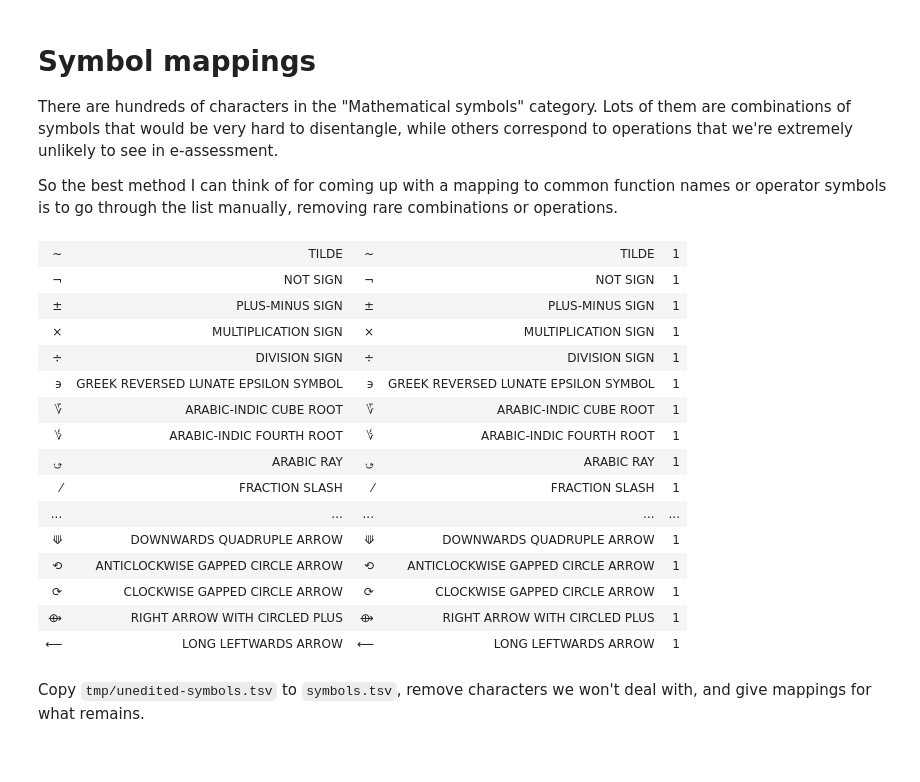
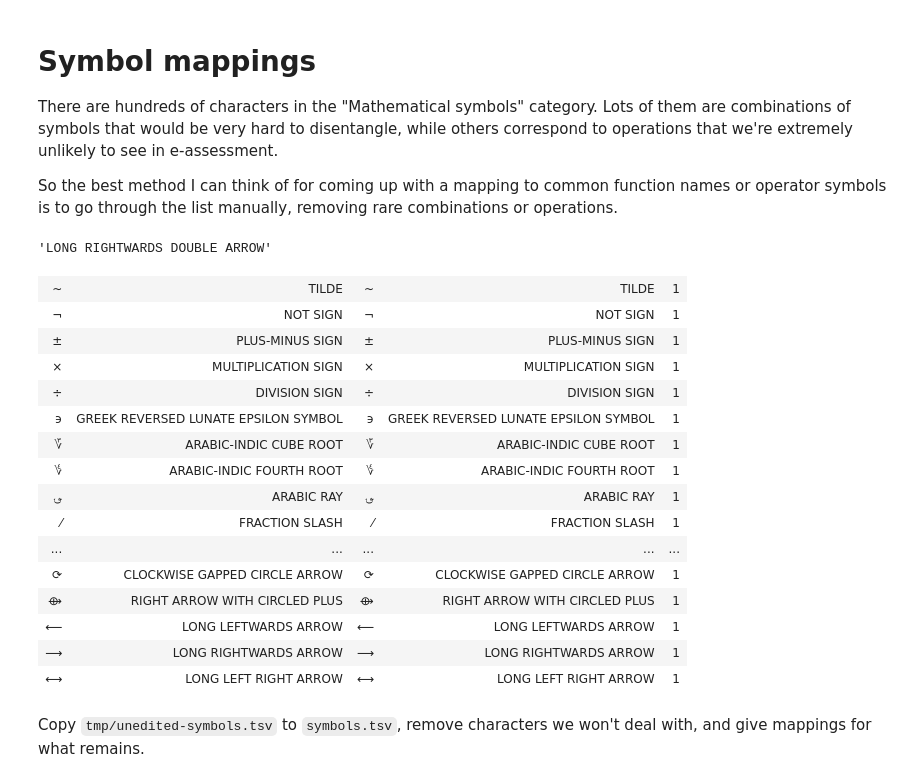
Before and after one commit to numbas/unicode-math-normalization, a Jupyter notebook: unicode-math-mapping.ipynb, the cells around one changed output. Cells and saved outputs as stored; diff of their text form; code cells hidden in the pictures.

```diff
--- a/unicode-math-mapping.ipynb
+++ b/unicode-math-mapping.ipynb
@@ -64,7 +64,7 @@ import re
 classes = set()
 rest = []
 
-mapping = {}
+letter_mapping = {}
 for c in math:
     name = unicodedata.name(c)
     if unicodedata.category(c)[0] != 'L':
@@ -75,22 +75,29 @@ for c in math:
     if m:
         words = m.group(1).split(' ')
         classes = classes.union(set(words))
-        mapping[c] = (n, words)
+        letter_mapping[c] = (n, words)
     elif m2:
         words = m2.group(1).split(' ') if m2.group(1) else []
         classes = classes.union(set(words))
-        mapping[c] = (n,words)
+        letter_mapping[c] = (n,words)
     else:
         rest.append(name)
 
 print(f'Unclassified letters: ', rest)
 
+with open('other-letters.tsv') as f:
+    lines = [l.split('\t') for l in f.read().strip().split('\n')]
+    for line in lines:
+        annotations = [w for w in line[7].split(' ') if w] if len(line)>=8 else []
+        classes = classes.union(set(annotations))
+        letter_mapping[line[1]] = [line[6], annotations]
+
 print('Annotation words:')
-for cc in classes:
+for cc in sorted(classes):
     print(cc)
 
 with open(output_dir / 'letters.json', 'w') as f:
-    json.dump(mapping, f, indent=4)
+    json.dump(letter_mapping, f, indent=4)
 # %% [output]
 Unclassified letters:  []
 Annotation words:
@@ -142,36 +165,40 @@ There are hundreds of characters in the "Mathematical symbols" category.
 Lots of them are combinations of symbols that would be very hard to disentangle, while others correspond to operations that we're extremely unlikely to see in e-assessment.
 
 So the best method I can think of for coming up with a mapping to common function names or operator symbols is to go through the list manually, removing rare combinations or operations.
+# %%
+unicodedata.name('⟹')
+# %% [output]
+'LONG RIGHTWARDS DOUBLE ARROW'
 # %%
 @tsv_symbols(tmp_dir / 'unedited-symbols.tsv')
 @table
 def symbols_to_map():
-    for c in math:
-        if c in mapping:
+    for c in math+['ˆ']:
+        if c in letter_mapping:
             continue
         category = unicodedata.category(c)
         if category == 'Nd':
             continue
         n = unicodedata.normalize('NFKC',c)
         if not (category in categories or c in characters or n in characters):
             yield (c, unicodedata.name(c), n, unicodedata.name(n[0]),len(n))
 # %% [output]
 | ~ | TILDE | ~ | TILDE | 1 |
 | ¬ | NOT SIGN | ¬ | NOT SIGN | 1 |
 | ± | PLUS-MINUS SIGN | ± | PLUS-MINUS SIGN | 1 |
 | × | MULTIPLICATION SIGN | × | MULTIPLICATION SIGN | 1 |
 | ÷ | DIVISION SIGN | ÷ | DIVISION SIGN | 1 |
 | ϶ | GREEK REVERSED LUNATE EPSILON SYMBOL | ϶ | GREEK REVERSED LUNATE EPSILON SYMBOL | 1 |
 | ؆ | ARABIC-INDIC CUBE ROOT | ؆ | ARABIC-INDIC CUBE ROOT | 1 |
 | ؇ | ARABIC-INDIC FOURTH ROOT | ؇ | ARABIC-INDIC FOURTH ROOT | 1 |
 | ؈ | ARABIC RAY | ؈ | ARABIC RAY | 1 |
 | ⁄ | FRACTION SLASH | ⁄ | FRACTION SLASH | 1 |
 | ... | ... | ... | ... | ... |
-| ⟱ | DOWNWARDS QUADRUPLE ARROW | ⟱ | DOWNWARDS QUADRUPLE ARROW | 1 |
-| ⟲ | ANTICLOCKWISE GAPPED CIRCLE ARROW | ⟲ | ANTICLOCKWISE GAPPED CIRCLE ARROW | 1 |
 | ⟳ | CLOCKWISE GAPPED CIRCLE ARROW | ⟳ | CLOCKWISE GAPPED CIRCLE ARROW | 1 |
 | ⟴ | RIGHT ARROW WITH CIRCLED PLUS | ⟴ | RIGHT ARROW WITH CIRCLED PLUS | 1 |
 | ⟵ | LONG LEFTWARDS ARROW | ⟵ | LONG LEFTWARDS ARROW | 1 |
+| ⟶ | LONG RIGHTWARDS ARROW | ⟶ | LONG RIGHTWARDS ARROW | 1 |
+| ⟷ | LONG LEFT RIGHT ARROW | ⟷ | LONG LEFT RIGHT ARROW | 1 |
 # %% [markdown]
 Copy `tmp/unedited-symbols.tsv` to `symbols.tsv`, remove characters we won't deal with, and give mappings for what remains.
 # %%
```
Also changed, not shown: parts of 10 cells of this notebook, 7 other files.
